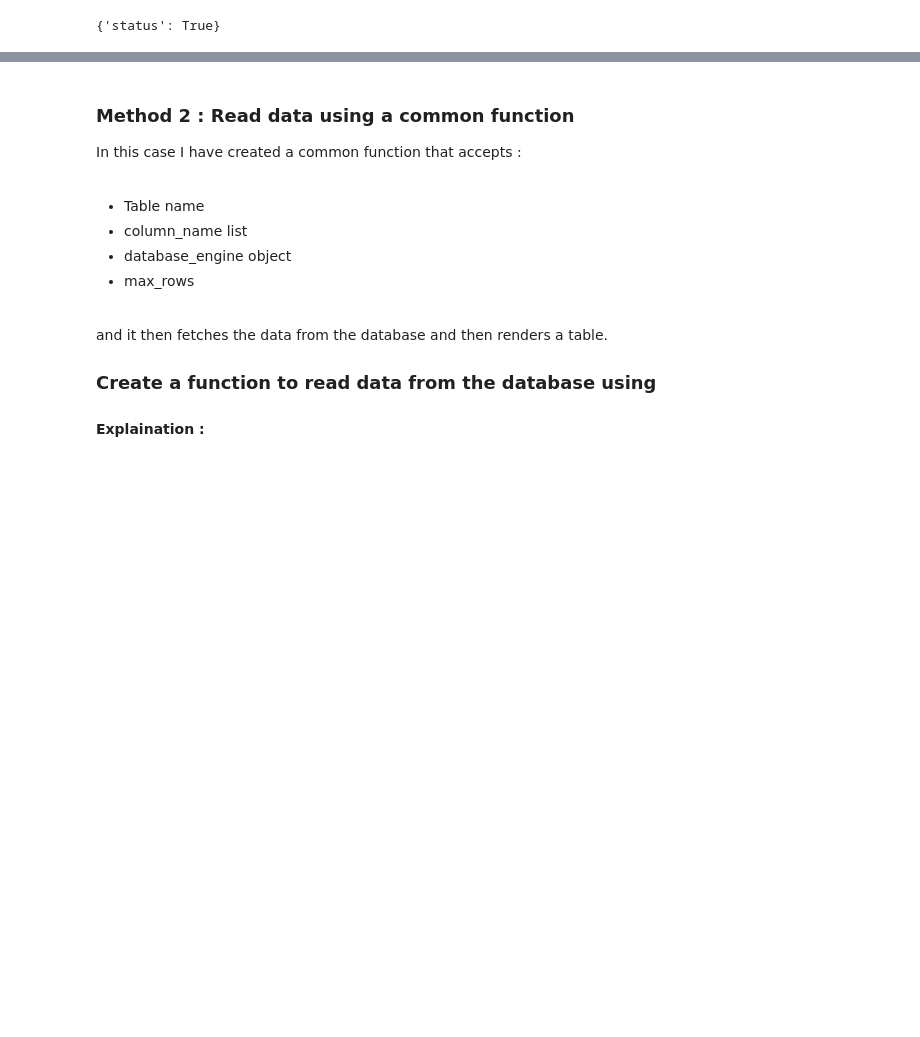
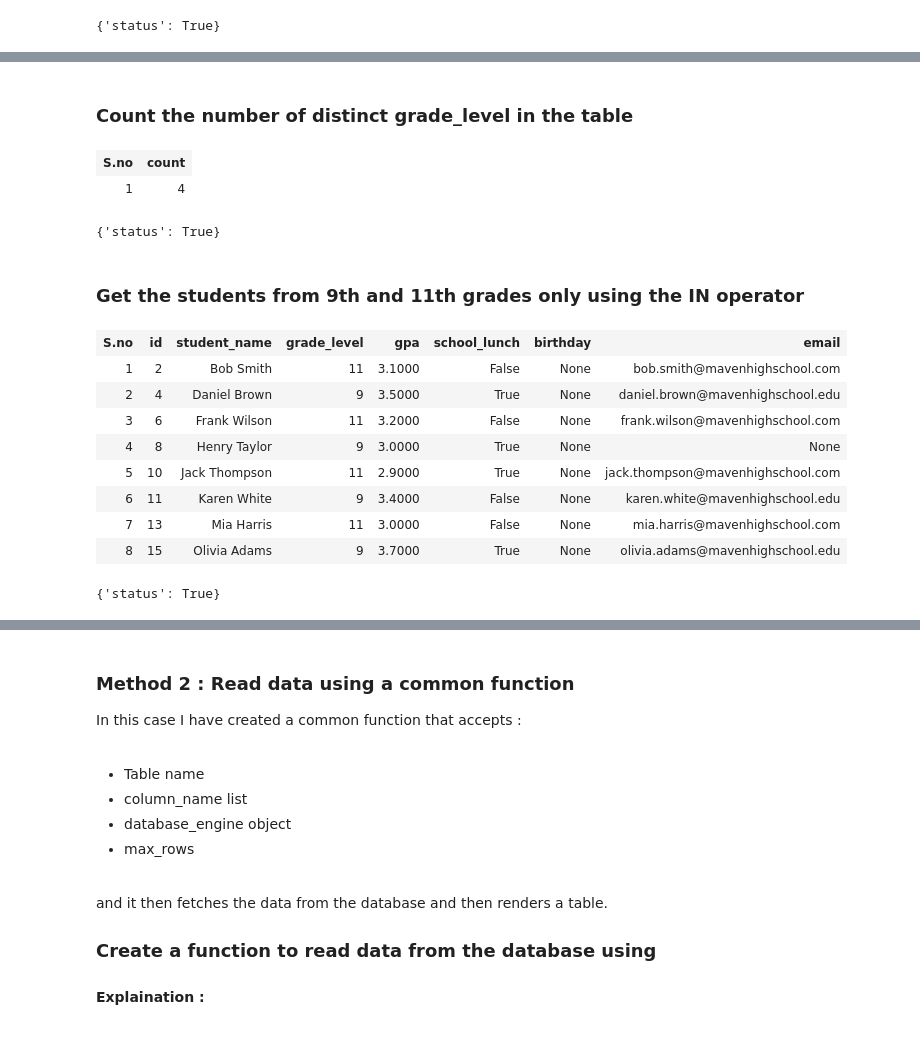
Before and after one commit to aryan68125/credencys-training-pyspark, a Jupyter notebook: python/database_operation/Database_operations_python.ipynb, the cells around one changed output, grey strips where cells are left out. Saved outputs shown, nothing was run; the diff lists cells and outputs as text; code cells hidden in the pictures; blank space fills up the shorter version.

```diff
--- a/python/database_operation/Database_operations_python.ipynb
+++ b/python/database_operation/Database_operations_python.ipynb
@@ -1476,0 +1495,31 @@ exec_sql_query_fun(exec_query)
+# %% [markdown]
+### Count the number of distinct grade_level in the table
+# %%
+query_string = """
+SELECT COUNT(DISTINCT grade_level) FROM students;
+"""
+exec_query = ExecQueryModel(engine=engine_obj,query=query_string)
+exec_sql_query_fun(exec_query)
+# %% [output]
+| S.no | count |
+| 1 | 4 |
+{'status': True}
+# %% [markdown]
+### Get the students from 9th and 11th grades only using the IN operator
+# %%
+query_string = """
+SELECT * FROM students WHERE grade_level IN (9,11);
+"""
+exec_query = ExecQueryModel(engine=engine_obj,query=query_string)
+exec_sql_query_fun(exec_query)
+# %% [output]
+| S.no | id | student_name | grade_level | gpa | school_lunch | birthday | email |
+| 1 | 2 | Bob Smith | 11 | 3.1000 | False | None | bob.smith@mavenhighschool.com |
+| 2 | 4 | Daniel Brown | 9 | 3.5000 | True | None | daniel.brown@mavenhighschool.edu |
+| 3 | 6 | Frank Wilson | 11 | 3.2000 | False | None | frank.wilson@mavenhighschool.com |
+| 4 | 8 | Henry Taylor | 9 | 3.0000 | True | None | None |
+| 5 | 10 | Jack Thompson | 11 | 2.9000 | True | None | jack.thompson@mavenhighschool.com |
+| 6 | 11 | Karen White | 9 | 3.4000 | False | None | karen.white@mavenhighschool.edu |
+| 7 | 13 | Mia Harris | 11 | 3.0000 | False | None | mia.harris@mavenhighschool.com |
+| 8 | 15 | Olivia Adams | 9 | 3.7000 | True | None | olivia.adams@mavenhighschool.edu |
+{'status': True}
```
Also changed, not shown: parts of 11 cells of this notebook.
